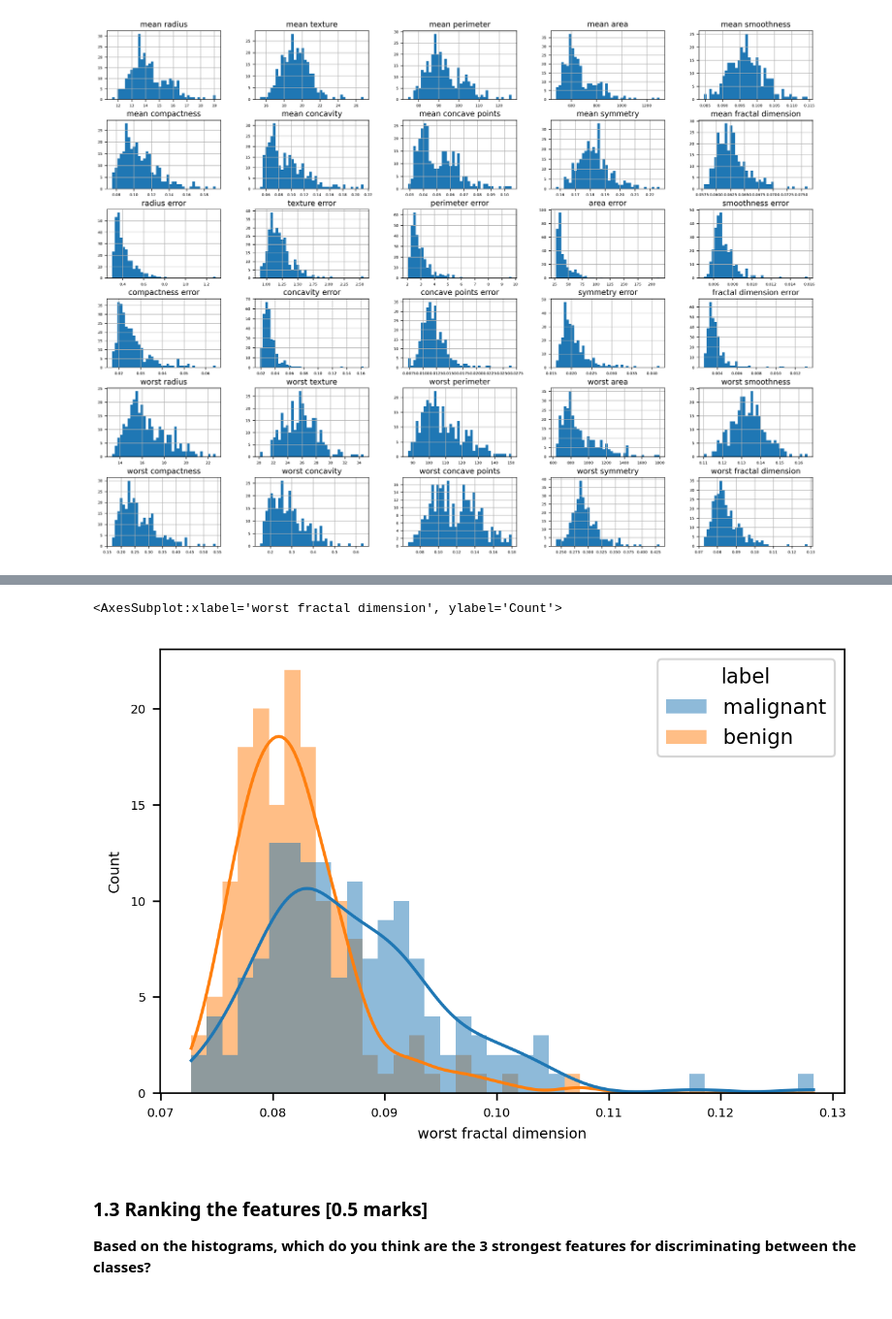
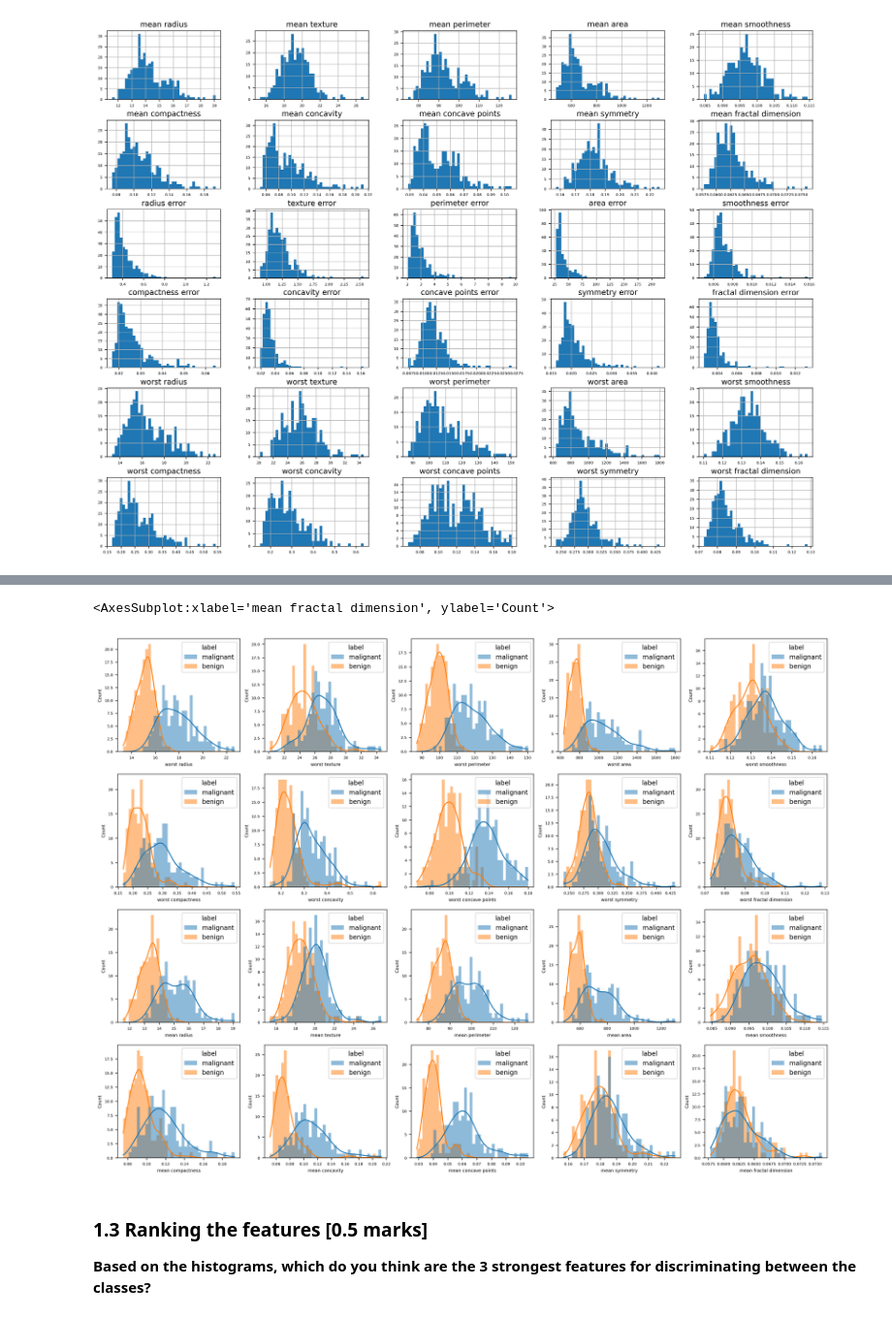
Before and after one commit to XiaoLinZzz/Machine-learning, a Jupyter notebook: A2/A2_template_2022.ipynb, the cells around one changed output, grey strips where cells are left out. Shown at 97% size. Saved outputs shown, nothing was run; the diff lists cells and outputs as text; code cells hidden in the pictures.

```diff
--- a/A2/A2_template_2022.ipynb
+++ b/A2/A2_template_2022.ipynb
@@ -138,9 +140,33 @@ sns.histplot(data=data, x=??, hue="??", bins=??, kde=True, ax=axes[row,col], edg
-# %%
-# Your code here
-sns.histplot(data=data, x="worst fractal dimension", hue="label", bins=40, kde=True, edgecolor=None)
-# %% [output]
-<AxesSubplot:xlabel='worst fractal dimension', ylabel='Count'>
-[figure, removed]
+# %%
+# Your code here
+fig, axes = plt.subplots(4, 5, figsize=(20, 15))
+
+# worst case
+sns.histplot(data=data, x="worst radius", hue="label", bins=40, kde=True, ax=axes[0,0], edgecolor=None)
+sns.histplot(data=data, x="worst texture", hue="label", bins=40, kde=True, ax=axes[0,1], edgecolor=None)
+sns.histplot(data=data, x="worst perimeter", hue="label", bins=40, kde=True, ax=axes[0,2], edgecolor=None)
+sns.histplot(data=data, x="worst area", hue="label", bins=40, kde=True, ax=axes[0,3], edgecolor=None)
+sns.histplot(data=data, x="worst smoothness", hue="label", bins=40, kde=True, ax=axes[0,4], edgecolor=None)
+sns.histplot(data=data, x="worst compactness", hue="label", bins=40, kde=True, ax=axes[1,0], edgecolor=None)
+sns.histplot(data=data, x="worst concavity", hue="label", bins=40, kde=True, ax=axes[1,1], edgecolor=None)
+sns.histplot(data=data, x="worst concave points", hue="label", bins=40, kde=True, ax=axes[1,2], edgecolor=None)
+sns.histplot(data=data, x="worst symmetry", hue="label", bins=40, kde=True, ax=axes[1,3], edgecolor=None)
+sns.histplot(data=data, x="worst fractal dimension", hue="label", bins=40, kde=True, ax=axes[1,4], edgecolor=None)
+
+# standard case
+sns.histplot(data=data, x="mean radius", hue="label", bins=40, kde=True, ax=axes[2,0], edgecolor=None)
+sns.histplot(data=data, x="mean texture", hue="label", bins=40, kde=True, ax=axes[2,1], edgecolor=None)
+sns.histplot(data=data, x="mean perimeter", hue="label", bins=40, kde=True, ax=axes[2,2], edgecolor=None)
+sns.histplot(data=data, x="mean area", hue="label", bins=40, kde=True, ax=axes[2,3], edgecolor=None)
+sns.histplot(data=data, x="mean smoothness", hue="label", bins=40, kde=True, ax=axes[2,4], edgecolor=None)
+sns.histplot(data=data, x="mean compactness", hue="label", bins=40, kde=True, ax=axes[3,0], edgecolor=None)
+sns.histplot(data=data, x="mean concavity", hue="label", bins=40, kde=True, ax=axes[3,1], edgecolor=None)
+sns.histplot(data=data, x="mean concave points", hue="label", bins=40, kde=True, ax=axes[3,2], edgecolor=None)
+sns.histplot(data=data, x="mean symmetry", hue="label", bins=40, kde=True, ax=axes[3,3], edgecolor=None)
+sns.histplot(data=data, x="mean fractal dimension", hue="label", bins=40, kde=True, ax=axes[3,4], edgecolor=None)
+# %% [output]
+<AxesSubplot:xlabel='mean fractal dimension', ylabel='Count'>
+[figure, added]
 # %% [markdown]
 ### 1.3 Ranking the features [0.5 marks]
 
```
Also changed, not shown: parts of 4 cells of this notebook.
